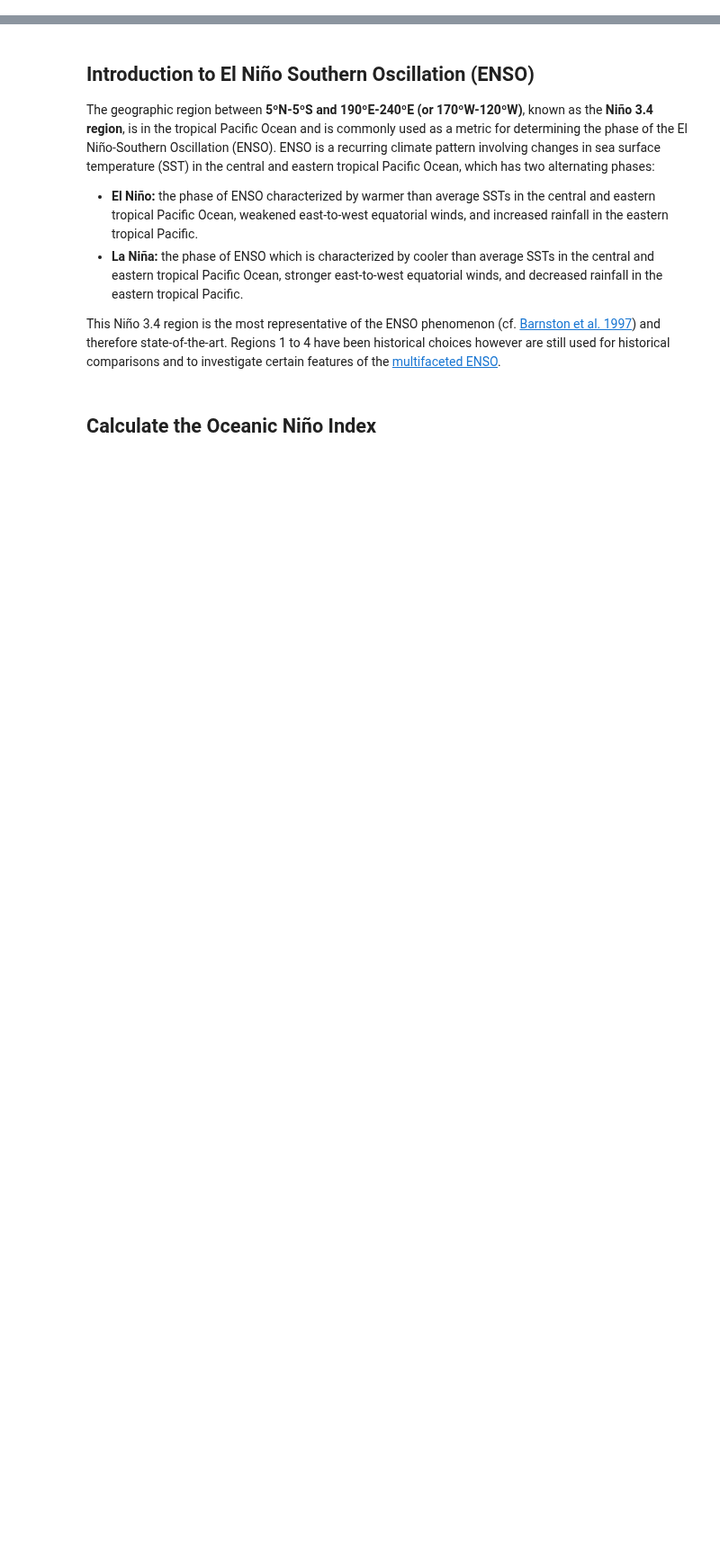
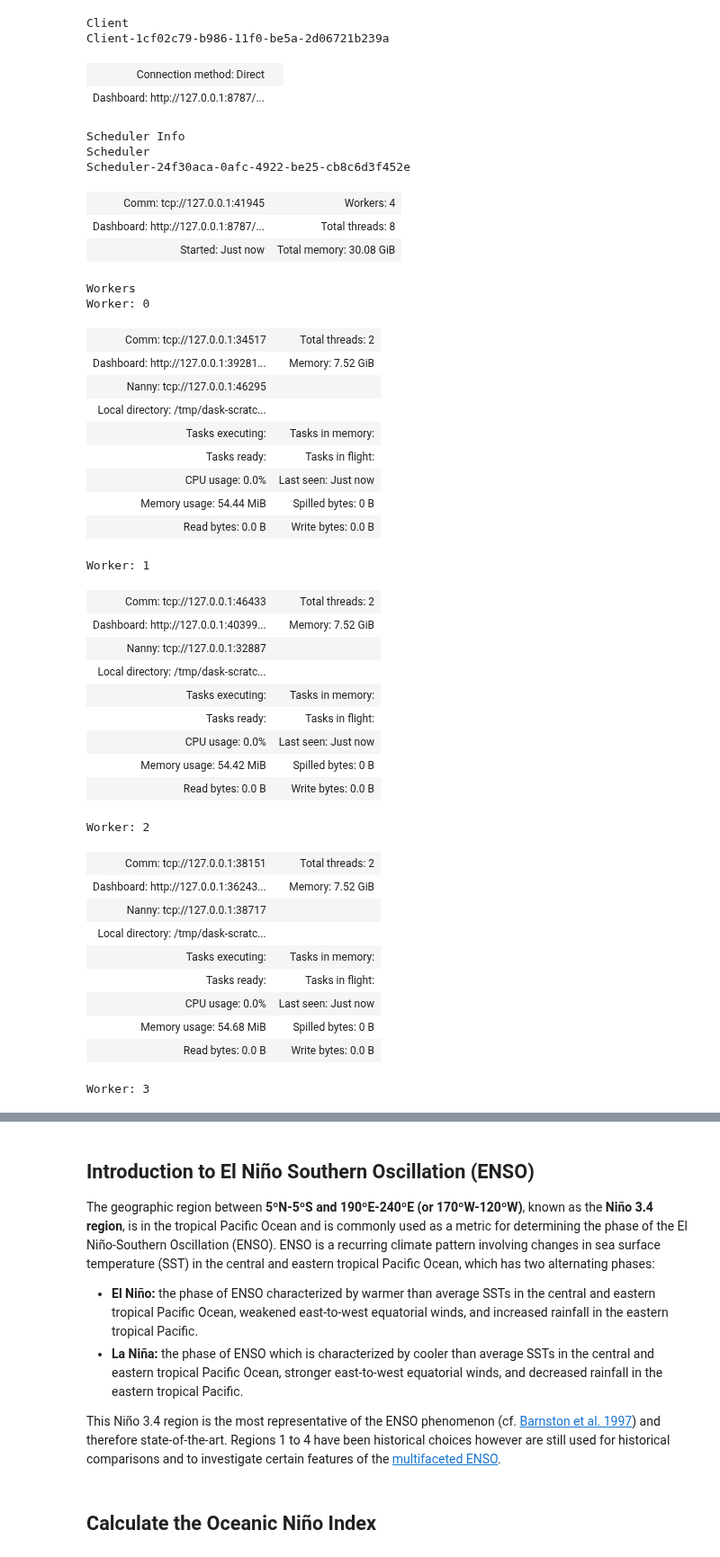
Before and after one commit to inogs/arco-ocean, a Jupyter notebook: tutorials/oni.ipynb, the cells around one changed output, grey strips where cells are left out. Shown at 90% size. Drawn from its saved outputs; the diff is of its cells as text; code cells hidden in the pictures; blank space fills up the shorter version.

```diff
--- a/tutorials/oni.ipynb
+++ b/tutorials/oni.ipynb
@@ -32,0 +56,3 @@ import zarr
+# %%
+cluster = LocalCluster(n_workers=4, threads_per_worker=2)
+cluster
@@ -32,0 +92,46 @@ import zarr
+# %%
+client = Client(address=cluster.scheduler_address)
+client
+# %% [output]
+Client
+Client-1cf02c79-b986-11f0-be5a-2d06721b239a
+| Connection method: Direct |  |
+| Dashboard: http://127.0.0.1:8787/... |  |
+Scheduler Info
+Scheduler
+Scheduler-24f30aca-0afc-4922-be25-cb8c6d3f452e
+| Comm: tcp://127.0.0.1:41945 | Workers: 4 |
+| Dashboard: http://127.0.0.1:8787/... | Total threads: 8 |
+| Started: Just now | Total memory: 30.08 GiB |
+Workers
+Worker: 0
+| Comm: tcp://127.0.0.1:34517 | Total threads: 2 |
+| Dashboard: http://127.0.0.1:39281... | Memory: 7.52 GiB |
+| Nanny: tcp://127.0.0.1:46295 |  |
+| Local directory: /tmp/dask-scratc... |  |
+| Tasks executing: | Tasks in memory: |
+| Tasks ready: | Tasks in flight: |
+| CPU usage: 0.0% | Last seen: Just now |
+| Memory usage: 54.44 MiB | Spilled bytes: 0 B |
+| Read bytes: 0.0 B | Write bytes: 0.0 B |
+Worker: 1
+| Comm: tcp://127.0.0.1:46433 | Total threads: 2 |
+| Dashboard: http://127.0.0.1:40399... | Memory: 7.52 GiB |
+| Nanny: tcp://127.0.0.1:32887 |  |
+| Local directory: /tmp/dask-scratc... |  |
+| Tasks executing: | Tasks in memory: |
+| Tasks ready: | Tasks in flight: |
+| CPU usage: 0.0% | Last seen: Just now |
+| Memory usage: 54.42 MiB | Spilled bytes: 0 B |
+| Read bytes: 0.0 B | Write bytes: 0.0 B |
+Worker: 2
+| Comm: tcp://127.0.0.1:38151 | Total threads: 2 |
+| Dashboard: http://127.0.0.1:36243... | Memory: 7.52 GiB |
+| Nanny: tcp://127.0.0.1:38717 |  |
+| Local directory: /tmp/dask-scratc... |  |
+| Tasks executing: | Tasks in memory: |
+| Tasks ready: | Tasks in flight: |
+| CPU usage: 0.0% | Last seen: Just now |
+| Memory usage: 54.68 MiB | Spilled bytes: 0 B |
+| Read bytes: 0.0 B | Write bytes: 0.0 B |
+Worker: 3
```
Also changed, not shown: parts of 18 cells of this notebook, 2 other files.
